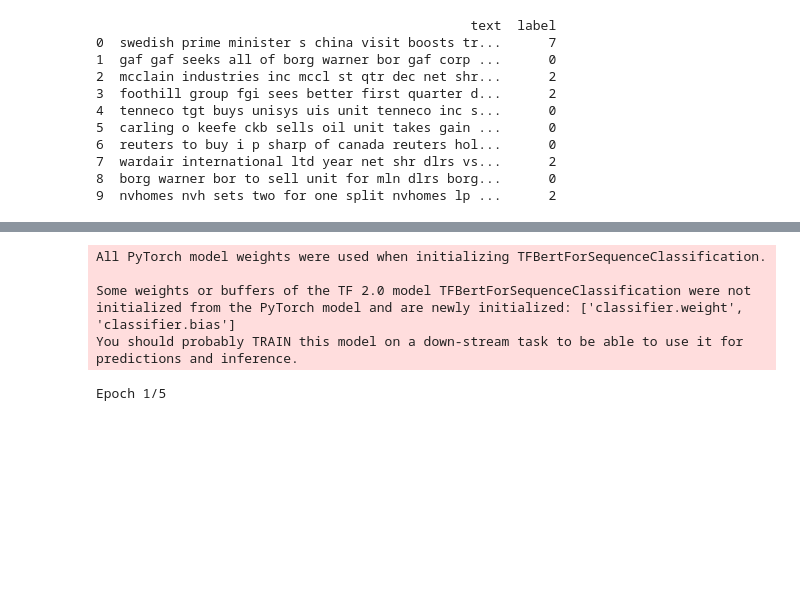
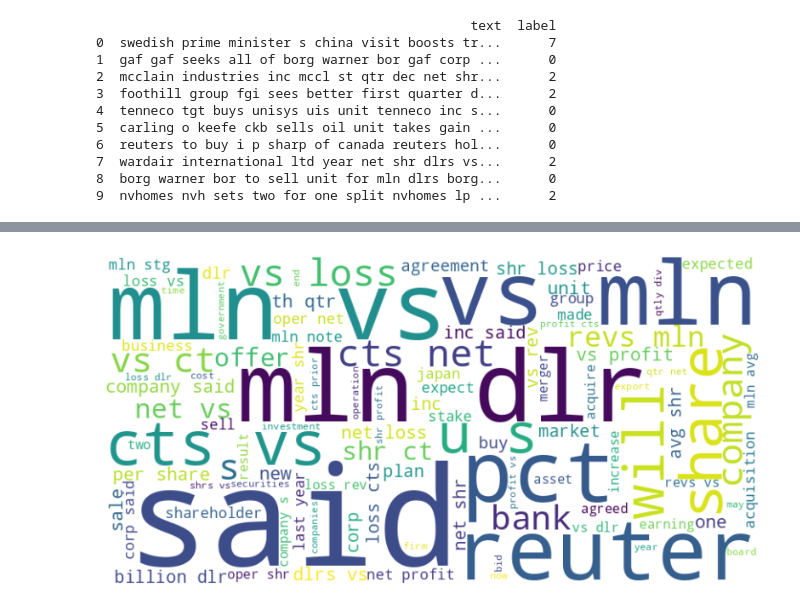
Before and after one commit to Bharathkumar1404/LLM-Assignment, a Jupyter notebook: 22018647.ipynb, the cells around one changed output, grey strips where cells are left out. Saved outputs shown, nothing was run; the diff lists cells and outputs as text; code cells hidden in the pictures; blank space fills up the shorter version.

```diff
--- a/22018647.ipynb
+++ b/22018647.ipynb
@@ -169,10 +149,0 @@ test_data = preprocess(test_R8)
-# %%
-from transformers import BertTokenizer, TFBertForSequenceClassification
-from sklearn.model_selection import train_test_split
-# Load pre-trained BERT model for sequence classification
-model = TFBertForSequenceClassification.from_pretrained('bert-base-uncased', num_labels=8)  # Adjust num_labels based on your classification task
-# %% [output]
-All PyTorch model weights were used when initializing TFBertForSequenceClassification.
-
-Some weights or buffers of the TF 2.0 model TFBertForSequenceClassification were not initialized from the PyTorch model and are newly initialized: ['classifier.weight', 'classifier.bias']
-You should probably TRAIN this model on a down-stream task to be able to use it for predictions and inference.
@@ -185,8 +150,32 @@ model.compile(
-# %%
-history = model.fit(
-    train_data,
-    validation_data=val_data,
-    epochs=5  # Adjust epochs based on your needs
-)
-# %% [output]
-Epoch 1/5
+# %%
+from wordcloud import WordCloud
+import matplotlib.pyplot as plt
+
+def generate_word_cloud(text, max_words=100, background_color="white", colormap="viridis"):
+    """
+    Generate and display a word cloud.
+
+    Parameters:
+    - text: str, the input text from which to generate the word cloud.
+    - max_words: int, maximum number of words to include in the word cloud.
+    - background_color: str, background color for the word cloud image.
+    - colormap: str, the color map to use for the word cloud.
+
+    Returns:
+    - Displays the word cloud.
+    """
+    # Create the word cloud object
+    wordcloud = WordCloud(width=800, height=400,
+                          max_words=max_words,
+                          background_color=background_color,
+                          colormap=colormap).generate(text)
+
+    # Display the word cloud using matplotlib
+    plt.figure(figsize=(10, 5))
+    plt.imshow(wordcloud, interpolation="bilinear")
+    plt.axis("off")  # Turn off axis
+    plt.show()
+# %%
+generate_word_cloud(' '.join(train_R8['text']))
+# %% [output]
+[figure, added]
```
Also changed, not shown: parts of 42 cells of this notebook.
